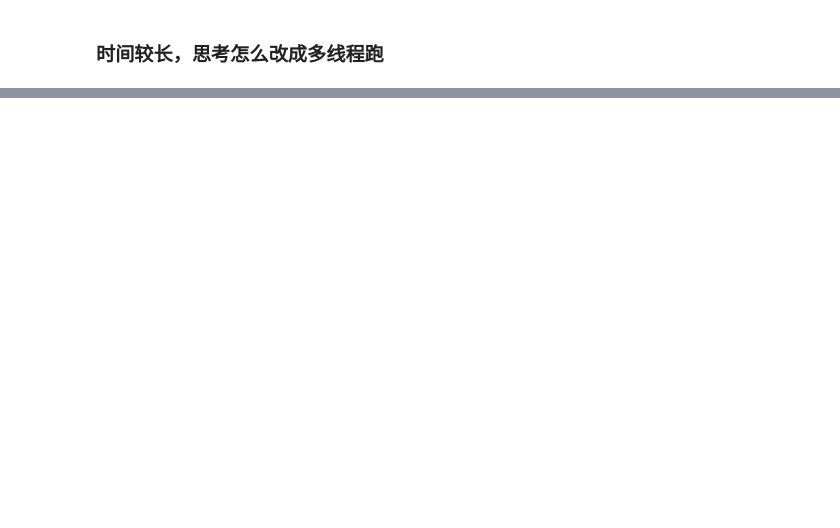
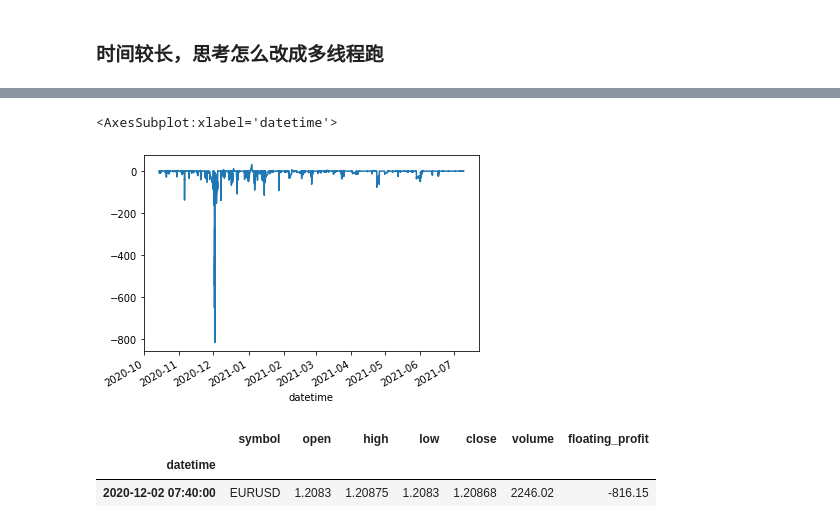
Before and after one commit to deep-forex-trading-group/Rule-based-forex-trading-system, a Jupyter notebook: Analysis/analysis_fmrecord_with_bar_data.ipynb, the cells around one changed output, grey strips where cells are left out. Drawn from its saved outputs; the diff is of its cells as text; code cells hidden in the pictures; blank space fills up the shorter version.

Commit message:
Finishes the functionality of the calculation for floating profit of followme record

```diff
--- a/Analysis/analysis_fmrecord_with_bar_data.ipynb
+++ b/Analysis/analysis_fmrecord_with_bar_data.ipynb
@@ -66,10 +98,17 @@ slicing date range : ( 2020-10-14 08:05:00 ,  2021-07-09 05:05:00 )
 # %%
 %%time
 from Utils.data_get_utils import calc_profit
+import numpy as np
 
-def calc_rc_profits(row, yht_rc_df):
-    cur_dt = row["datetime"].to_pydatetime()
-    cur_holding_orders_df = yht_rc_df[yht_rc_df.index == cur_dt]
+def calc_floating_profits(row, yht_rc_df):
+    cur_dt,low,high = row["datetime"],row["low"],row["high"]
+    cur_holding_orders_df = yht_rc_df[yht_rc_df.index == str(cur_dt)]
 
-duka_5m_df.apply(calc_rc_profits, yht_rc_df=yht_rc_df, axis=1)
+    cur_holding_orders_df["close_price"] = np.where(cur_holding_orders_df["action"]=="buy", low, high)
+    cur_holding_orders_floating_profit_ser = calc_profit(cur_holding_orders_df, check_pips_eq=False, check_output_col=False)
+    return sum(cur_holding_orders_floating_profit_ser)
+
+yht_rc_used_df = yht_rc_df.copy()
+# duka_5m_df["floating_profit"] = duka_5m_df.apply(calc_floating_profits, yht_rc_df=yht_rc_used_df, axis=1)
+duka_5m_df["floating_profit"] = duka_5m_df.apply(calc_floating_profits, yht_rc_df=yht_rc_used_df, axis=1)
 # %% [output]
@@ -89,0 +138,3 @@ Length: 54784, dtype: object
+# %%
+duka_5m_df.set_index("datetime",inplace=True)
+duka_5m_df.reset_index(inplace=True)
@@ -89,0 +160,4 @@ Length: 54784, dtype: object
+# %%
+%%time
+duka_5m_df["floating_profit"].plot()
+# %% [output]
@@ -89,0 +166,8 @@ Length: 54784, dtype: object
+<AxesSubplot:xlabel='datetime'>
+[figure, added]
+# %%
+duka_5m_df[duka_5m_df["floating_profit"]==duka_5m_df["floating_profit"].min()]
+# %% [output]
+|  | symbol | open | high | low | close | volume | floating_profit |
+| datetime |  |  |  |  |  |  |  |
+| 2020-12-02 07:40:00 | EURUSD | 1.2083 | 1.20875 | 1.2083 | 1.20868 | 2246.02 | -816.15 |
```
Also changed, not shown: parts of 15 cells of this notebook, 2 other files.
